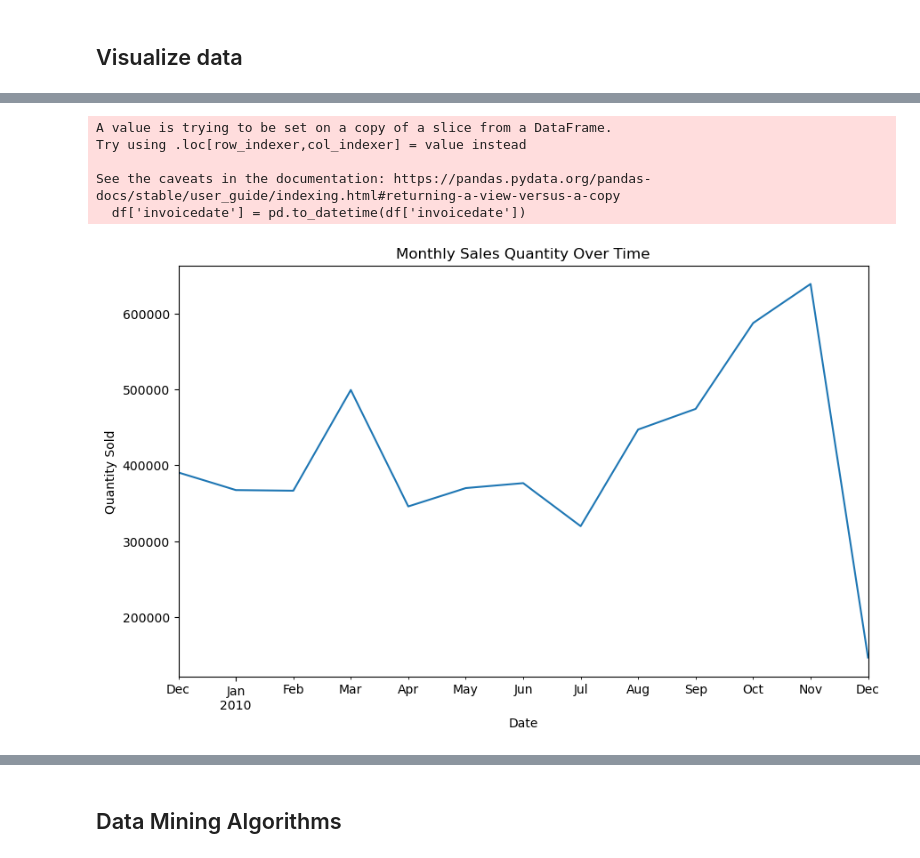
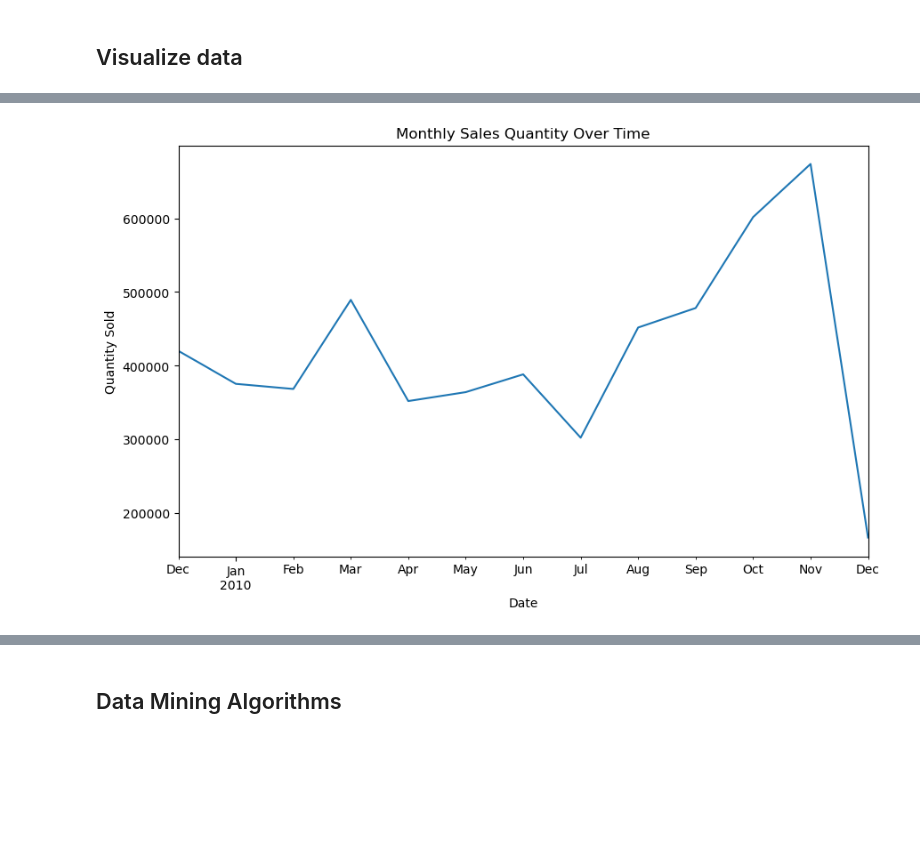
Before and after one commit to amoghshakya/big-data-retail-analysis, a Jupyter notebook: notebook.ipynb, the cells around one changed output, grey strips where cells are left out. Cells and saved outputs as stored; diff of their text form; code cells hidden in the pictures; blank space fills up the shorter version.

```diff
--- a/notebook.ipynb
+++ b/notebook.ipynb
@@ -79,10 +89,15 @@ These just include renaming the columns, removing null values, and so on...
 # %%
-# Renaming columns
+new_columns = {
+    "Invoice": "invoice",
+    "StockCode": "stock_code",
+    "Description": "description",
+    "Quantity": "quantity",
+    "InvoiceDate": "invoice_date",
+    "Price": "price",
+    "Customer ID": "customer_id",
+    "Country": "country"
+}
 
-def snake_case(string: str) -> str:
-    return string.lower().replace(" ", "_")
-
-new_columns = { col: snake_case(col) for col in df.columns }
 df = df.rename(columns=new_columns)
 # %%
 df
@@ -204,5 +208,3 @@ df.loc[df['invoice'] == 489464]
-# %%
-df = df.dropna(subset=['customer_id'])
 # %%
 df.isna().sum()
 # %% [output]
@@ -218 +240,6 @@ dtype: int64
+# %%
+df['customer_id'] = df['customer_id'].fillna("GUEST")
+
+df_known_customers = df.loc[df['customer_id'] != "GUEST"]
+df_guest = df.loc[df['customer_id'] == "GUEST"]
 # %%
@@ -229,0 +359,5 @@ Index(['invoice', 'stockcode', 'description', 'quantity', 'invoicedate',
+# %%
+df['invoice_date'] = pd.to_datetime(df['invoice_date'])
+
+df = df.set_index('invoice_date')
+print(df.index)
@@ -230,19 +377,11 @@ Index(['invoice', 'stockcode', 'description', 'quantity', 'invoicedate',
 # %%
-df['invoicedate'] = pd.to_datetime(df['invoicedate'])
-df.set_index(df['invoicedate'], inplace=True)
-
-monthly_sales = df['quantity'].resample('M').sum()
+monthly_sales = df['quantity'].resample('ME').sum()
 
 plt.figure(figsize=(10, 6))
 monthly_sales.plot()
 plt.title("Monthly Sales Quantity Over Time")
 plt.xlabel('Date')
 plt.ylabel('Quantity Sold')
 plt.show()
 # %% [output]
-A value is trying to be set on a copy of a slice from a DataFrame.
-Try using .loc[row_indexer,col_indexer] = value instead
-
-See the caveats in the documentation: https://pandas.pydata.org/pandas-docs/stable/user_guide/indexing.html#returning-a-view-versus-a-copy
-  df['invoicedate'] = pd.to_datetime(df['invoicedate'])
-[figure, old version]
+[figure, new version]
```
Also changed, not shown: parts of 54 cells of this notebook.
